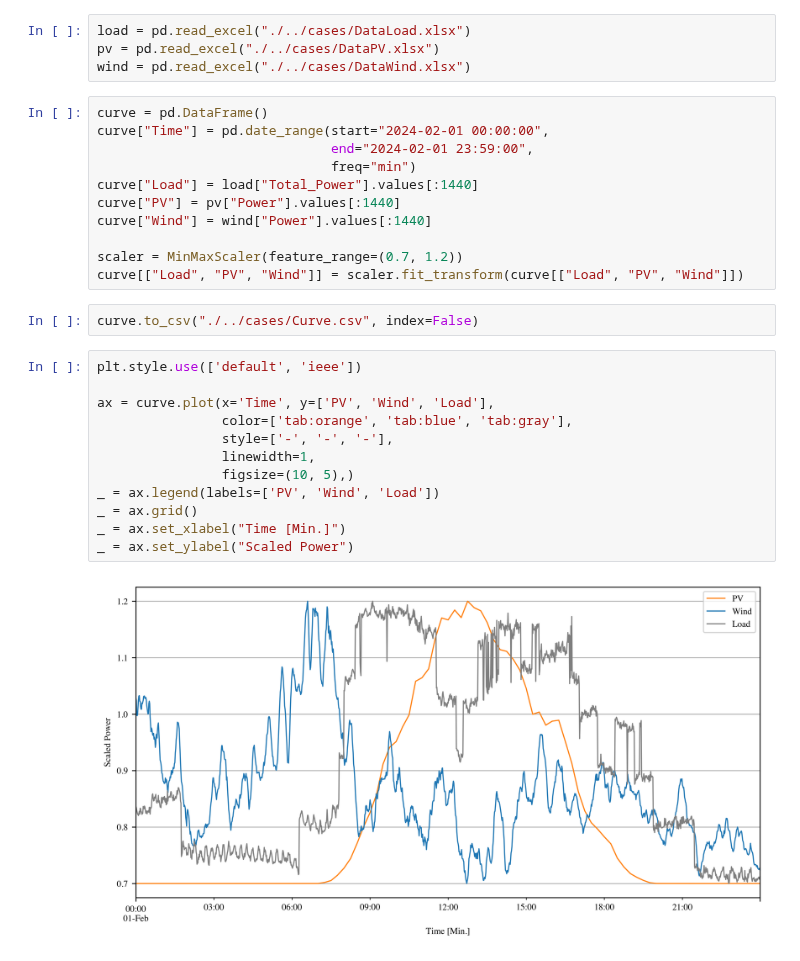
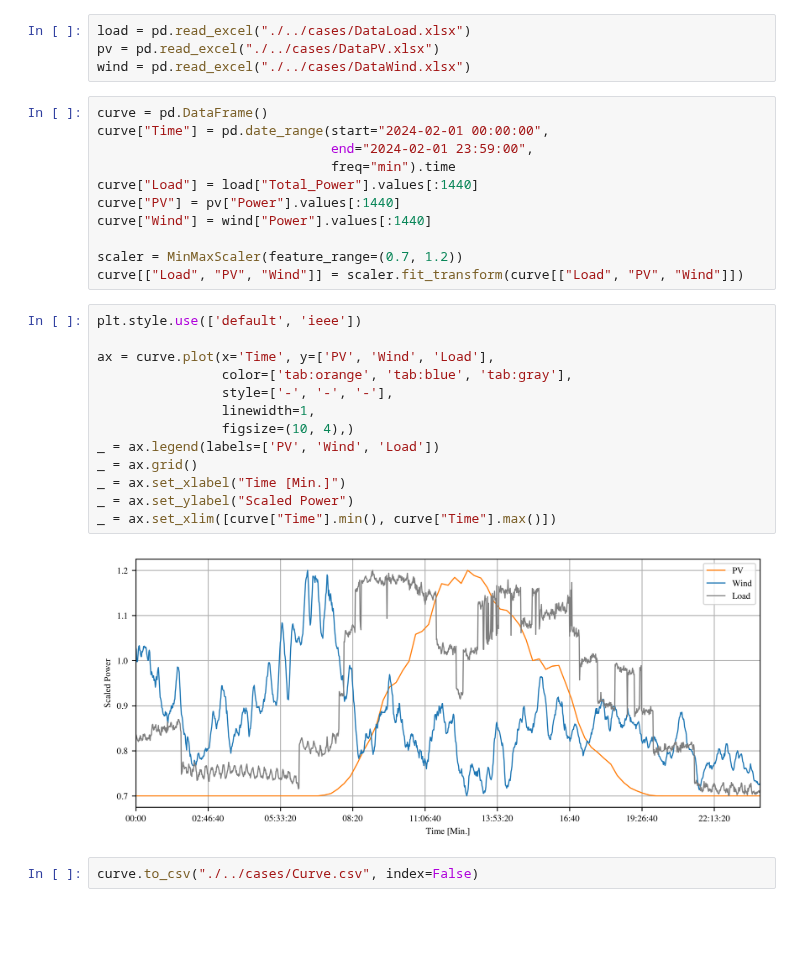
Before and after one commit to CURENT/demo, a Jupyter notebook: demo/deadband/notes/1.1.Curves.ipynb, the cells around one changed output. Saved outputs shown, nothing was run; the diff lists cells and outputs as text; blank space fills up the shorter version.

Commit message:
Rerun curves

```diff
--- a/demo/deadband/notes/1.1.Curves.ipynb
+++ b/demo/deadband/notes/1.1.Curves.ipynb
@@ -18,26 +18,27 @@ wind = pd.read_excel("./../cases/DataWind.xlsx")
 curve = pd.DataFrame()
 curve["Time"] = pd.date_range(start="2024-02-01 00:00:00",
                               end="2024-02-01 23:59:00",
-                              freq="min")
+                              freq="min").time
 curve["Load"] = load["Total_Power"].values[:1440]
 curve["PV"] = pv["Power"].values[:1440]
 curve["Wind"] = wind["Power"].values[:1440]
 
 scaler = MinMaxScaler(feature_range=(0.7, 1.2))
 curve[["Load", "PV", "Wind"]] = scaler.fit_transform(curve[["Load", "PV", "Wind"]])
+# %%
+plt.style.use(['default', 'ieee'])
+
+ax = curve.plot(x='Time', y=['PV', 'Wind', 'Load'],
+                color=['tab:orange', 'tab:blue', 'tab:gray'],
+                style=['-', '-', '-'],
+                linewidth=1,
+                figsize=(10, 4),)
+_ = ax.legend(labels=['PV', 'Wind', 'Load'])
+_ = ax.grid()
+_ = ax.set_xlabel("Time [Min.]")
+_ = ax.set_ylabel("Scaled Power")
+_ = ax.set_xlim([curve["Time"].min(), curve["Time"].max()])
+# %% [output]
+[figure, added]
 # %%
 curve.to_csv("./../cases/Curve.csv", index=False)
-# %%
-plt.style.use(['default', 'ieee'])
-
-ax = curve.plot(x='Time', y=['PV', 'Wind', 'Load'],
-                color=['tab:orange', 'tab:blue', 'tab:gray'],
-                style=['-', '-', '-'],
-                linewidth=1,
-                figsize=(10, 5),)
-_ = ax.legend(labels=['PV', 'Wind', 'Load'])
-_ = ax.grid()
-_ = ax.set_xlabel("Time [Min.]")
-_ = ax.set_ylabel("Scaled Power")
-# %% [output]
-[figure, removed]
```
Also changed, not shown: 1 other file.
